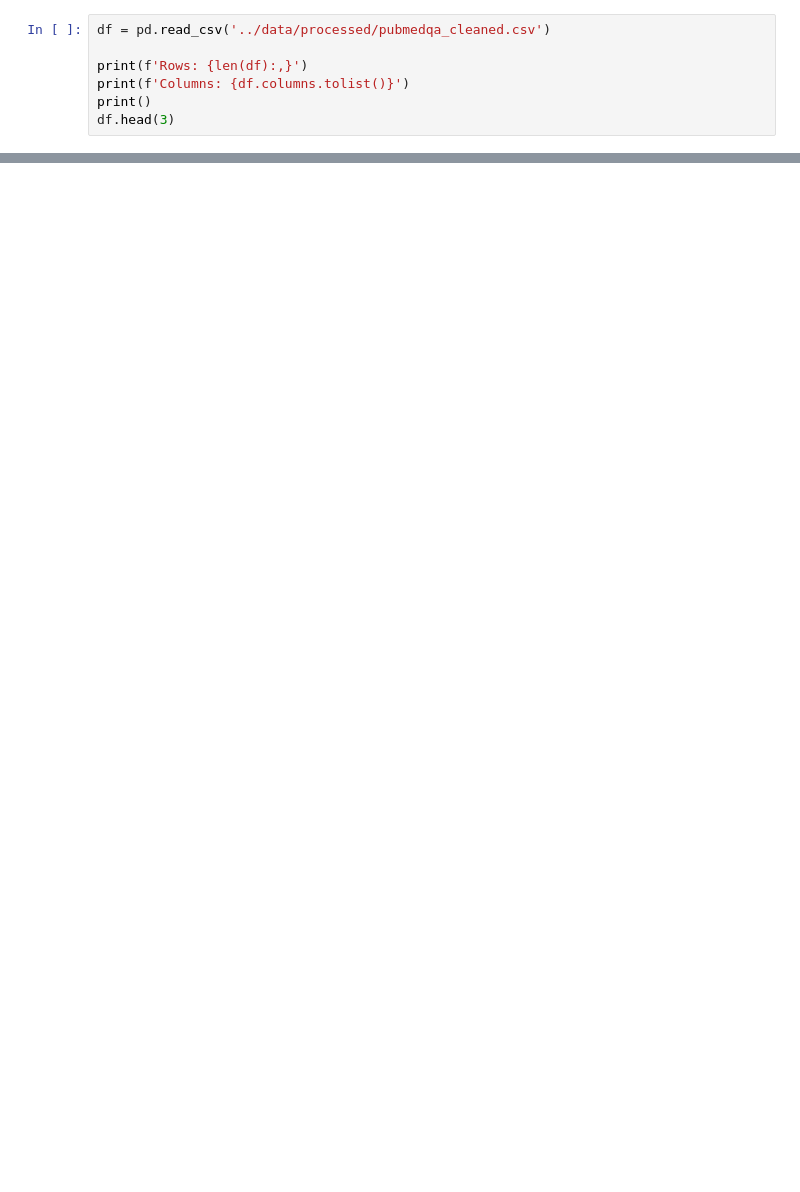
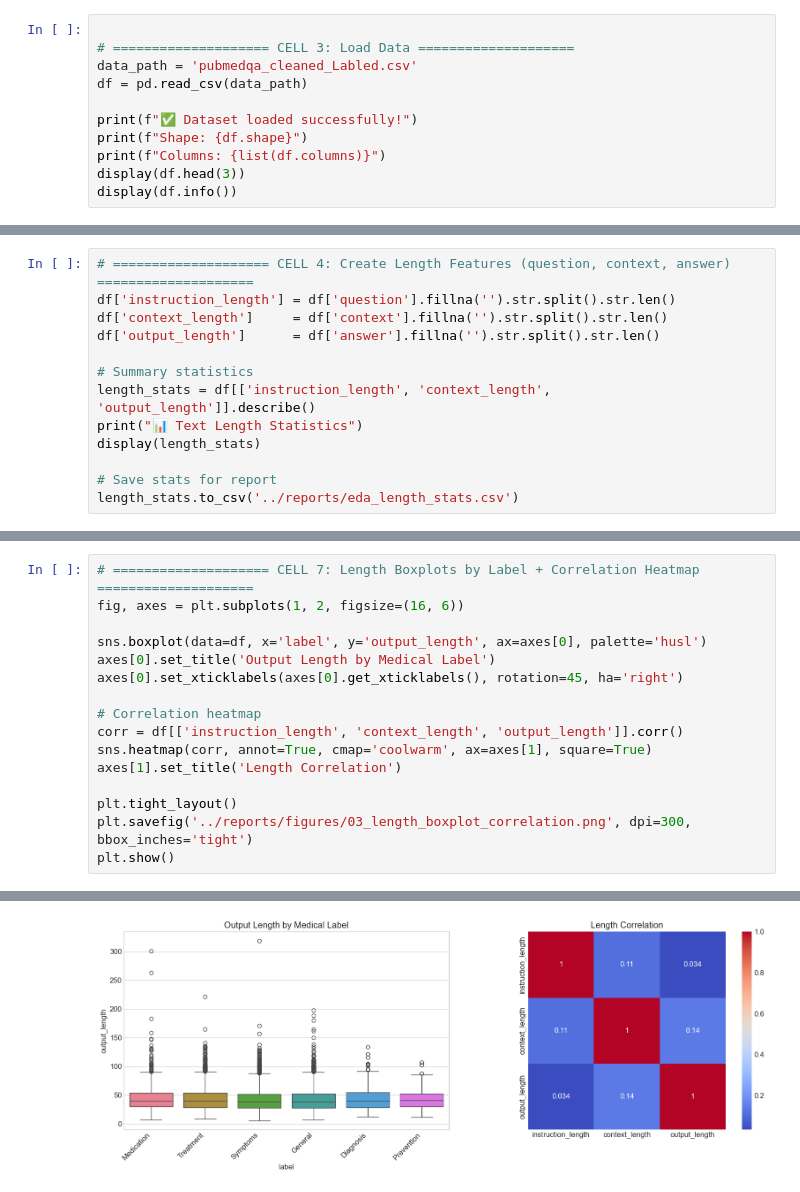
Before and after one commit to AbdelrahmanMatrix/Healthcare-RAG-Powered-Medical-QA-Assistant, a Jupyter notebook: notebooks/03_eda.ipynb, the cells around one changed output, grey strips where cells are left out. Drawn from its saved outputs; the diff is of its cells as text; blank space fills up the shorter version.

```diff
--- a/notebooks/03_eda.ipynb
+++ b/notebooks/03_eda.ipynb
@@ -39,7 +23,11 @@ print('Ready!')
 # %%
-df = pd.read_csv('../data/processed/pubmedqa_cleaned.csv')
 
-print(f'Rows: {len(df):,}')
-print(f'Columns: {df.columns.tolist()}')
-print()
-df.head(3)
+# ==================== CELL 3: Load Data ====================
+data_path = 'pubmedqa_cleaned_Labled.csv'
+df = pd.read_csv(data_path)
+
+print(f"✅ Dataset loaded successfully!")
+print(f"Shape: {df.shape}")
+print(f"Columns: {list(df.columns)}")
+display(df.head(3))
+display(df.info())
@@ -241,0 +55,13 @@ print('Charts saved to reports/ folder')
+# %%
+# ==================== CELL 4: Create Length Features (question, context, answer) ====================
+df['instruction_length'] = df['question'].fillna('').str.split().str.len()
+df['context_length']     = df['context'].fillna('').str.split().str.len()
+df['output_length']      = df['answer'].fillna('').str.split().str.len()
+
+# Summary statistics
+length_stats = df[['instruction_length', 'context_length', 'output_length']].describe()
+print("📊 Text Length Statistics")
+display(length_stats)
+
+# Save stats for report
+length_stats.to_csv('../reports/eda_length_stats.csv')
@@ -241,0 +134,17 @@ print('Charts saved to reports/ folder')
+# %%
+# ==================== CELL 7: Length Boxplots by Label + Correlation Heatmap ====================
+fig, axes = plt.subplots(1, 2, figsize=(16, 6))
+
+sns.boxplot(data=df, x='label', y='output_length', ax=axes[0], palette='husl')
+axes[0].set_title('Output Length by Medical Label')
+axes[0].set_xticklabels(axes[0].get_xticklabels(), rotation=45, ha='right')
+
+# Correlation heatmap
+corr = df[['instruction_length', 'context_length', 'output_length']].corr()
+sns.heatmap(corr, annot=True, cmap='coolwarm', ax=axes[1], square=True)
+axes[1].set_title('Length Correlation')
+
+plt.tight_layout()
+plt.savefig('../reports/figures/03_length_boxplot_correlation.png', dpi=300, bbox_inches='tight')
+plt.show()
+# %% [output]
@@ -241,0 +154 @@ print('Charts saved to reports/ folder')
+[figure, added]
```
Also changed, not shown: parts of 28 cells of this notebook.
